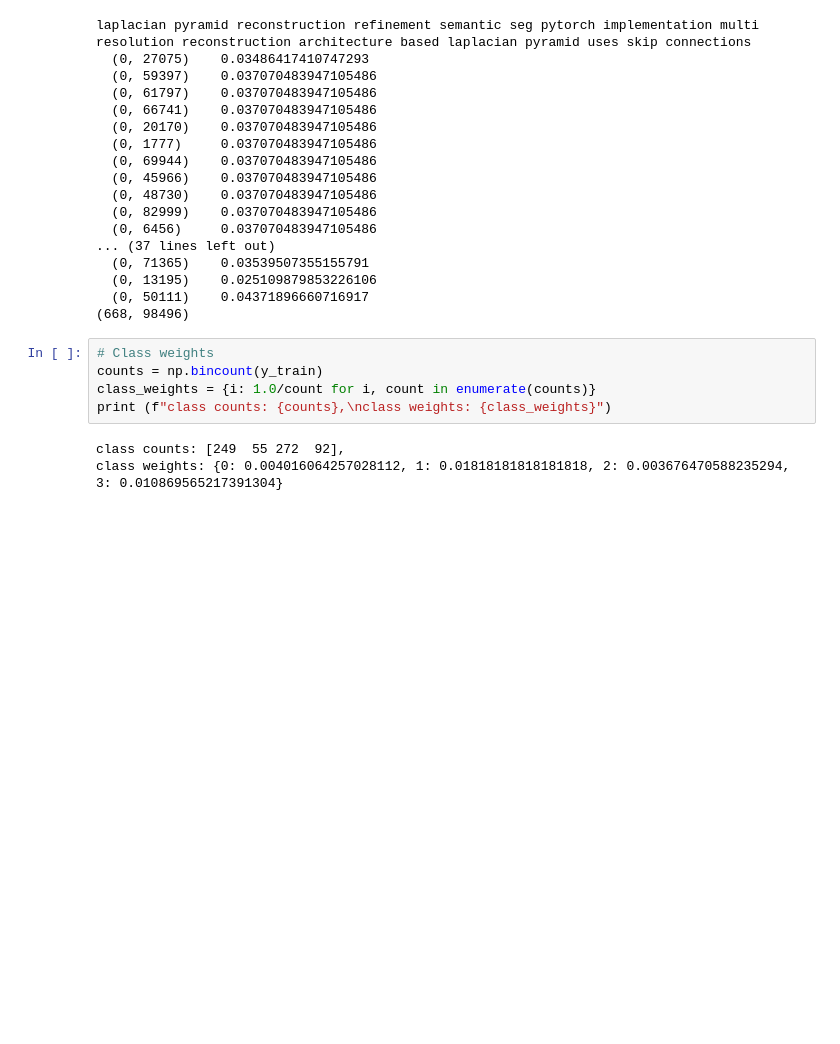
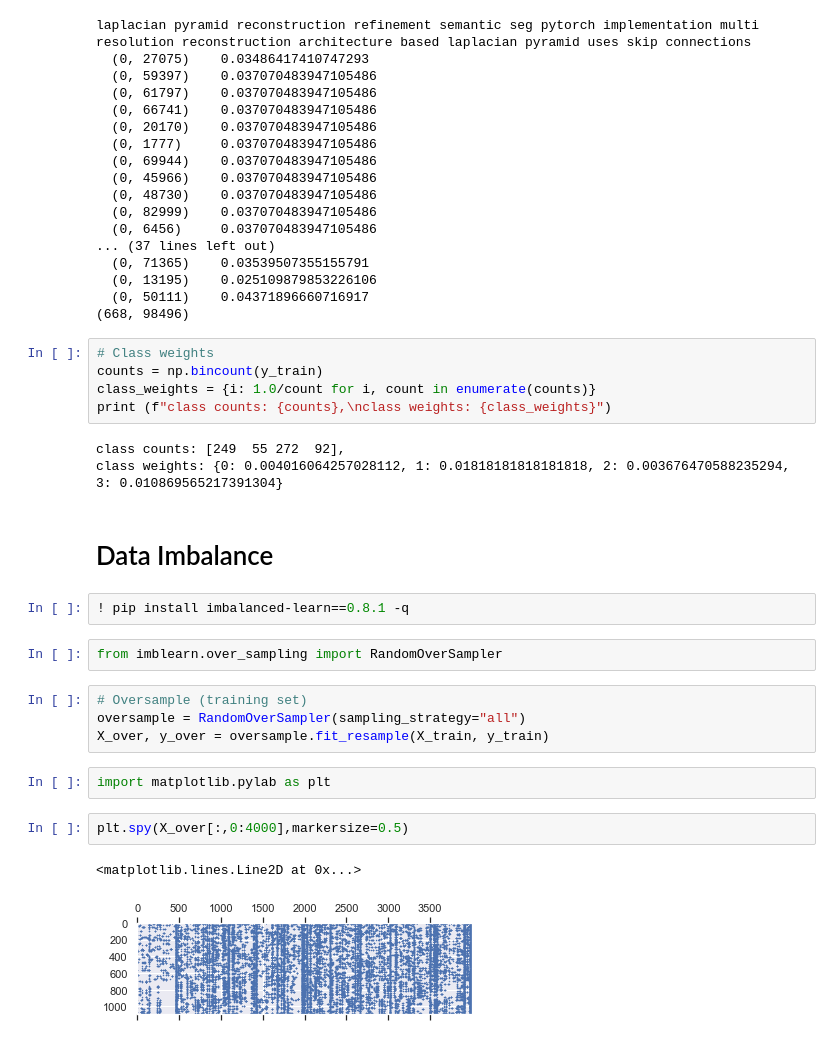
Before and after one commit to mukul74/DailyPractise, a Jupyter notebook: MLops/Project1.ipynb, the cells around one changed output. Saved outputs shown, nothing was run; the diff lists cells and outputs as text; blank space fills up the shorter version.

```diff
--- a/MLops/Project1.ipynb
+++ b/MLops/Project1.ipynb
@@ -872,3 +872,20 @@ print (f"class counts: {counts},\nclass weights: {class_weights}")
 # %% [output]
 class counts: [249  55 272  92],
 class weights: {0: 0.004016064257028112, 1: 0.01818181818181818, 2: 0.003676470588235294, 3: 0.010869565217391304}
+# %% [markdown]
+# Data Imbalance
+# %%
+! pip install imbalanced-learn==0.8.1 -q
+# %%
+from imblearn.over_sampling import RandomOverSampler
+# %%
+# Oversample (training set)
+oversample = RandomOverSampler(sampling_strategy="all")
+X_over, y_over = oversample.fit_resample(X_train, y_train)
+# %%
+import matplotlib.pylab as plt
+# %%
+plt.spy(X_over[:,0:4000],markersize=0.5)
+# %% [output]
+<matplotlib.lines.Line2D at 0x...>
+[figure, added]
```
Also changed, not shown: parts of 20 cells of this notebook.
